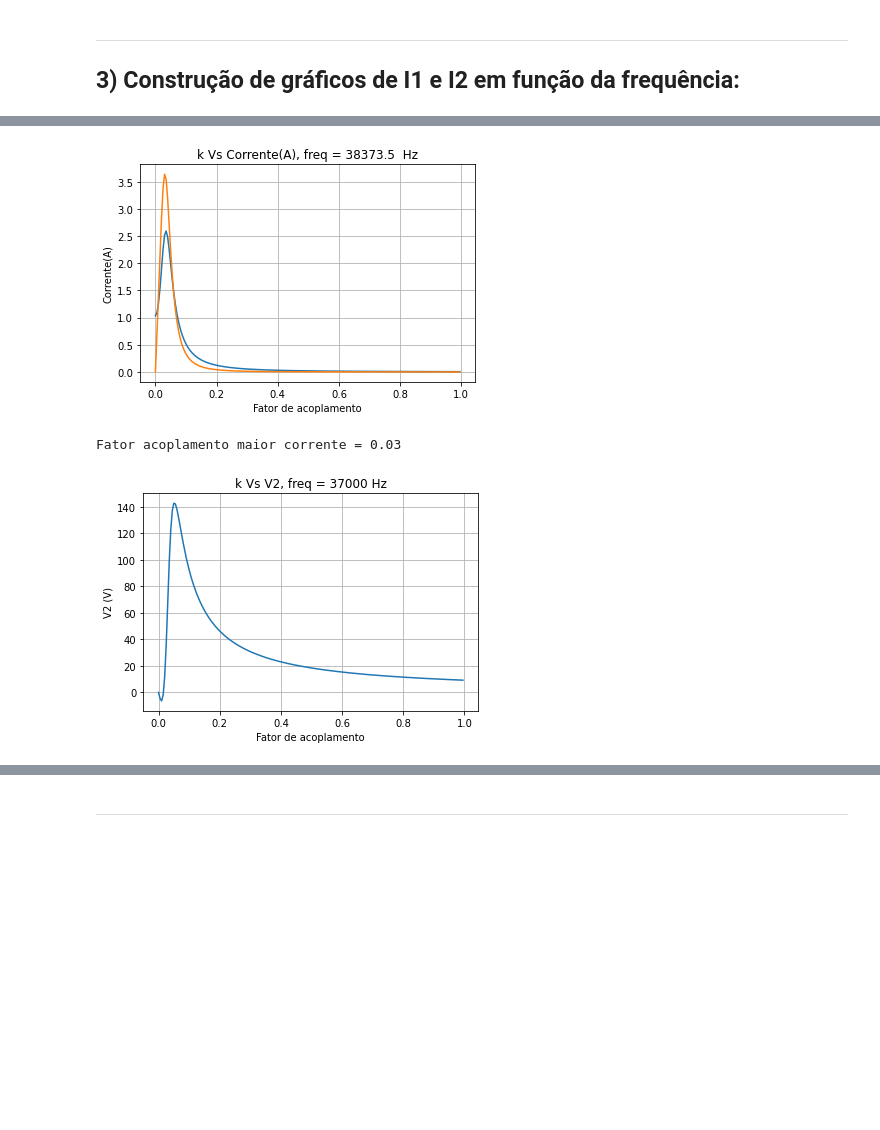
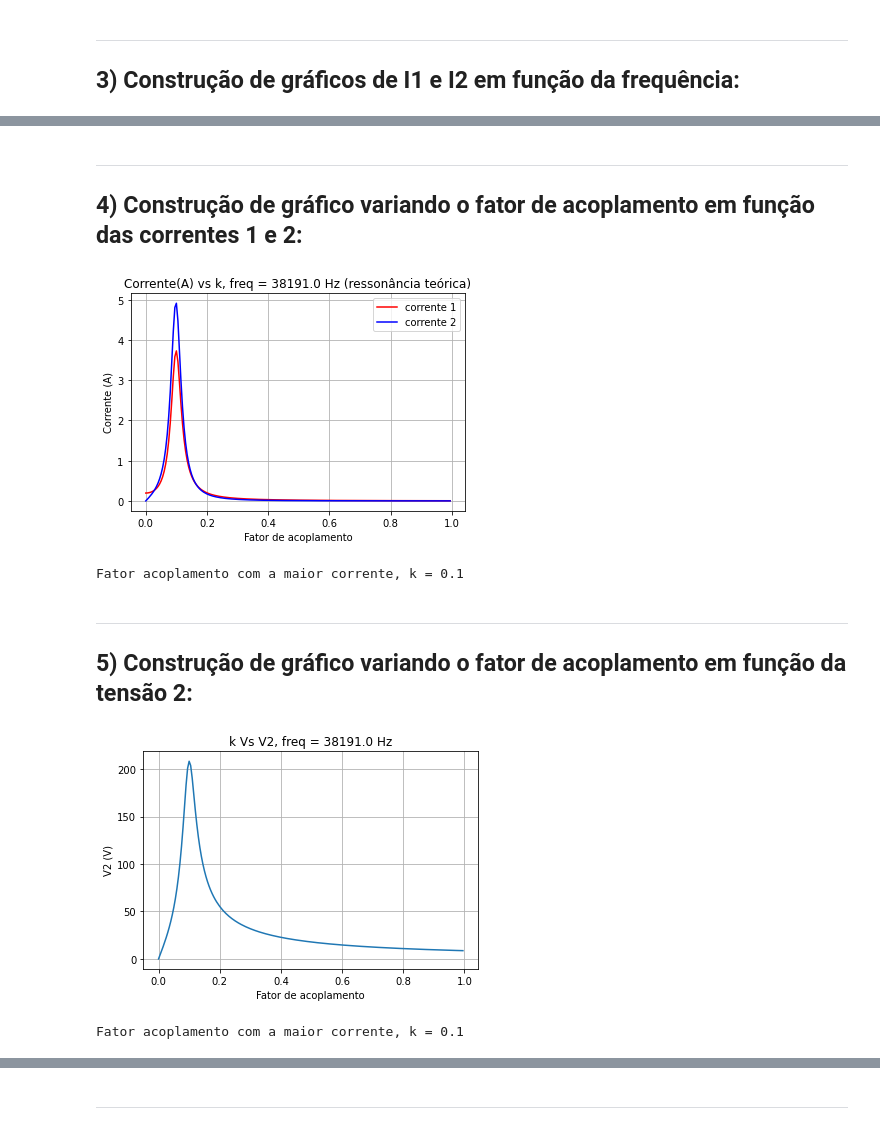
Before and after one commit to Gabrielamb2/eletromag, a Jupyter notebook: Projeto.ipynb, the cells around one changed output, grey strips where cells are left out. Drawn from its saved outputs; the diff is of its cells as text; code cells hidden in the pictures; blank space fills up the shorter version.

```diff
--- a/Projeto.ipynb
+++ b/Projeto.ipynb
@@ -10,12 +10,12 @@ import matplotlib.pyplot as plt
 # %%
 #---------------------------------------------------VARIAVEIS-----------------------------------------------------------
 # primario
-r1 = 0.8
-l1 = 196.2 * 10**(-6)
+r1 = 0.8 #freq 36kHz
+l1 = 199.5 * 10**(-6) #freq 36kHz
 c1 = 0.1 * 10**(-6)
 #secundario
-r2 = 0.8
-l2 = 187.2 * 10**(-6)
+r2 = 0.8 #freq 36kHz
+l2 = 187.6 * 10**(-6) #freq 36kHz
 c2 = 0.1 * 10**(-6)
 rc = 9860
 #outros
@@ -84,15 +103,19 @@ ___
 valores_freq = np.arange(2*10**4, 5*10**4, 0.5).tolist()
 lista_i1 = []
 lista_i2 = []
+lista_maior = []
 for frequencias in valores_freq:
     i1,i2,xeq = CalcularTransformador(v1,rc,r1,frequencias,k,r2)
-    lista_i1.append(i1)
-    lista_i2.append(i2)
+    lista_i1.append(abs(i1))
+    lista_i2.append(abs(i2))
+    if frequencias>35000:
+        lista_maior.append(abs(i2))
 
-plt.plot(valores_freq,lista_i1)
-plt.plot(valores_freq,lista_i2)
+plt.plot(valores_freq,lista_i1, "r", label='corrente 1')
+plt.plot(valores_freq,lista_i2, "b", label='corrente 2')
 plt.xlabel("Frequencias")
 plt.ylabel("Corrente(A)")
-plt.title("Frequencias Vs Corrente(A), k=0.1")
+plt.title("Frequencias Vs Corrente(A), k = 0.1")
+plt.legend()
 plt.grid()
 # %% [output]
@@ -100,5 +131,5 @@ plt.grid()
 # %%
-maior_corrente = max(lista_i2)
+maior_corrente =4.996656352060468
 for i in range(0, len(lista_i2)):
     if lista_i2[i] == maior_corrente:
         indice = i
@@ -109,43 +144,65 @@ Frequencia de ressonancia = 38373.5 Hz
+# %% [markdown]
+___
+## 4) Construção de gráfico variando o fator de acoplamento em função das correntes 1 e 2:
 # %%
 #variando o K
 valores_k = np.arange(0, 1, 0.005).tolist()
 lista_i1 = []
 lista_i2 = []
 for valores in valores_k:
-    i1,i2,xeq = CalcularTransformador(v1,rc,r1,37000,valores,r2)
+    i1,i2,xeq = CalcularTransformador(v1,rc,r1,frequencia_ressonancia,valores,r2)
 
     lista_i1.append(i1)
     lista_i2.append(i2)
 
-plt.plot(valores_k,lista_i1)
-plt.plot(valores_k,lista_i2)
+plt.plot(valores_k,lista_i1, 'r', label="corrente 1")
+plt.plot(valores_k,lista_i2, 'b', label="corrente 2")
 plt.xlabel("Fator de acoplamento")
-plt.ylabel("Corrente(A)")
-plt.title("k Vs Corrente(A), freq = 38373.5  Hz")
+plt.ylabel("Corrente (A)")
+plt.title("Corrente(A) vs k, freq = 38191.0 Hz (ressonância teórica)")
+plt.legend()
 plt.grid()
 # %% [output]
-[figure, old version]
+[figure, new version]
 # %%
+#encontro o maior valor de corrente na lista que as inseri (agora eu sei as frequências)
 maior_corrente = max(lista_i2)
+
 for i in range(0, len(valores_k)):
     if lista_i2[i] == maior_corrente:
         indice = i
 fator_acoplamento_maior_corrente = valores_k[indice]
-print("Fator acoplamento maior corrente = {0}".format(fator_acoplamento_maior_corrente))
+print("Fator acoplamento com a maior corrente, k = {0}".format(fator_acoplamento_maior_corrente))
 # %% [output]
-Fator acoplamento maior corrente = 0.03
+Fator acoplamento com a maior corrente, k = 0.1
+# %% [markdown]
+___
+## 5) Construção de gráfico variando o fator de acoplamento em função da tensão 2:
 # %%
 #variando o K
-valores_k = np.arange(0, 1, 0.005).tolist()
 lista_v2 = []
 for valores in valores_k:
-    i1,i2,xeq = CalcularTransformador(v1,rc,r1,37000,valores,r2)
+    i1,i2,xeq = CalcularTransformador(v1,rc,r1,frequencia_ressonancia,valores,r2)
+    #estamos obtendo V2 ao mutiplicar a corrente 2 pela resistência equivalente do capacitor 2 e do resistor c (ambos no circuito secundário)
     v2 = i2*xeq
-    lista_v2.append(v2)
+    lista_v2.append(abs(v2))
+
+
 plt.plot(valores_k,lista_v2)
 plt.xlabel("Fator de acoplamento")
 plt.ylabel("V2 (V)")
-plt.title("k Vs V2, freq = 37000 Hz")
+plt.title("k Vs V2, freq = 38191.0 Hz")
 plt.grid()
 # %% [output]
-[figure, old version]
+[figure, new version]
+# %%
+#encontro o maior valor de corrente na lista que as inseri (agora eu sei as frequências)
+maior_corrente = max(lista_v2)
+
+for i in range(0, len(valores_k)):
+    if lista_v2[i] == maior_corrente:
+        indice = i
+fator_acoplamento_maior_corrente = valores_k[indice]
+print("Fator acoplamento com a maior corrente, k = {0}".format(fator_acoplamento_maior_corrente))
+# %% [output]
+Fator acoplamento com a maior corrente, k = 0.1
```
Also changed, not shown: parts of 22 cells of this notebook, 1 other file.
